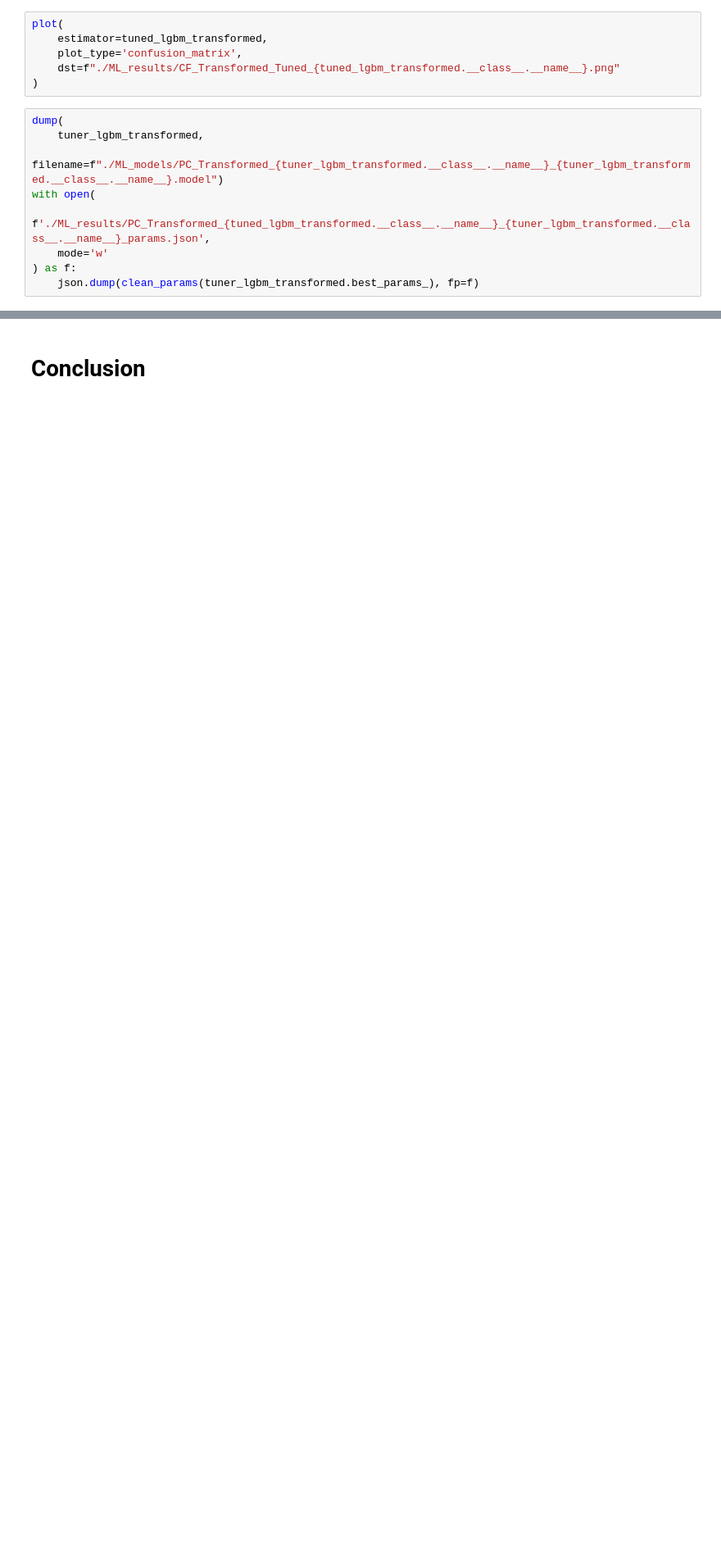
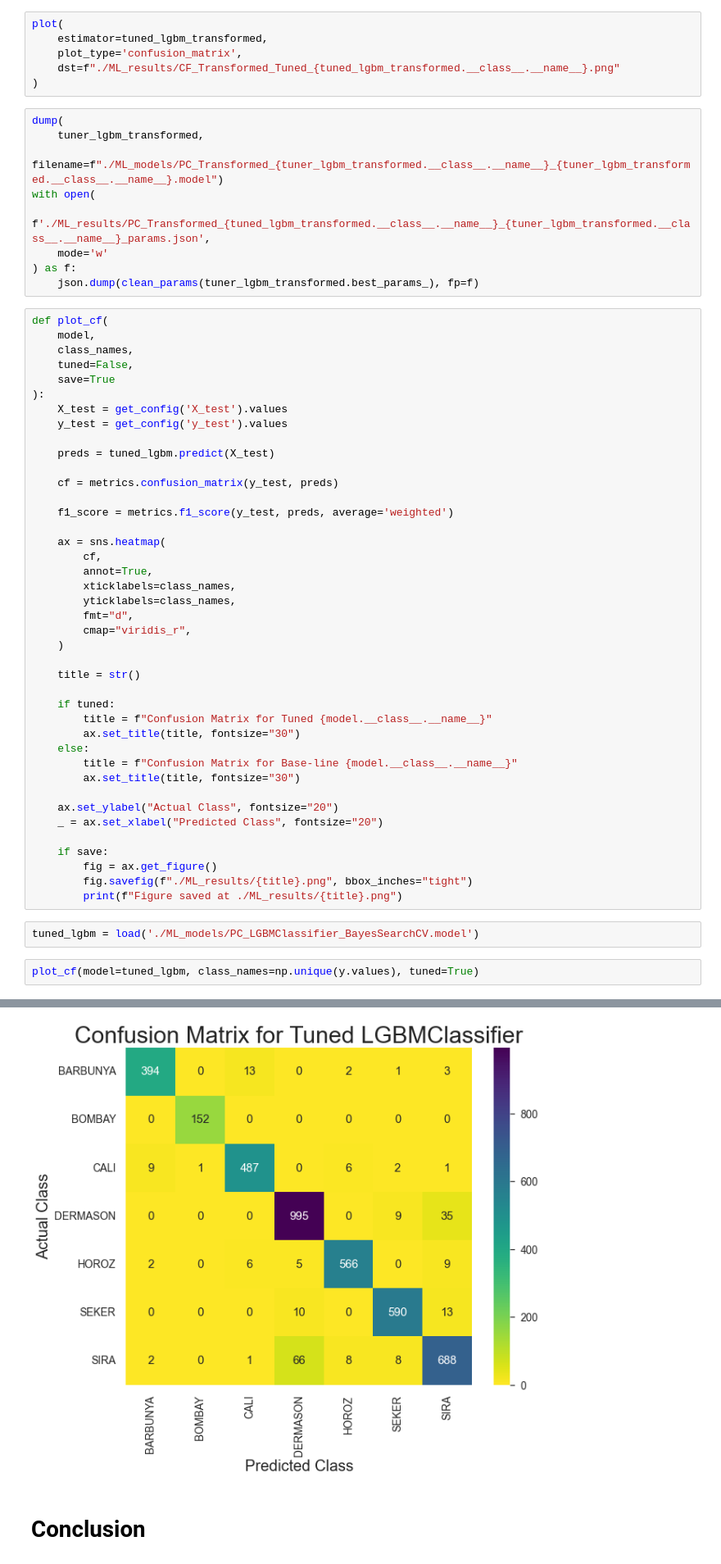
Before and after one commit to Abhiswain97/DryBeanClassification, a Jupyter notebook: Phase-3.2-PyCaret Modelling.ipynb, the cells around one changed output, grey strips where cells are left out. Shown at 82% size. Cells and saved outputs as stored; diff of their text form; blank space fills up the shorter version.

```diff
--- a/Phase-3.2-PyCaret Modelling.ipynb
+++ b/Phase-3.2-PyCaret Modelling.ipynb
@@ -627,3 +627,49 @@ with open(
     mode='w'
 ) as f:
     json.dump(clean_params(tuner_lgbm_transformed.best_params_), fp=f)
+# %%
+def plot_cf(
+    model,
+    class_names,
+    tuned=False,
+    save=True
+):
+    X_test = get_config('X_test').values
+    y_test = get_config('y_test').values
+
+    preds = tuned_lgbm.predict(X_test)
+
+    cf = metrics.confusion_matrix(y_test, preds)
+
+    f1_score = metrics.f1_score(y_test, preds, average='weighted')
+
+    ax = sns.heatmap(
+        cf,
+        annot=True,
+        xticklabels=class_names,
+        yticklabels=class_names,
+        fmt="d",
+        cmap="viridis_r",
+    )
+
+    title = str()
+
+    if tuned:
+        title = f"Confusion Matrix for Tuned {model.__class__.__name__}"
+        ax.set_title(title, fontsize="30")
+    else:
+        title = f"Confusion Matrix for Base-line {model.__class__.__name__}"
+        ax.set_title(title, fontsize="30")
+
+    ax.set_ylabel("Actual Class", fontsize="20")
+    _ = ax.set_xlabel("Predicted Class", fontsize="20")
+
+    if save:
+        fig = ax.get_figure()
+        fig.savefig(f"./ML_results/{title}.png", bbox_inches="tight")
+        print(f"Figure saved at ./ML_results/{title}.png")
+# %%
+tuned_lgbm = load('./ML_models/PC_LGBMClassifier_BayesSearchCV.model')
+# %%
+plot_cf(model=tuned_lgbm, class_names=np.unique(y.values), tuned=True)
+# %% [output]
@@ -630,3 +677,4 @@ with open(
+[figure, added]
 # %% [markdown]
 # Conclusion
 # %% [markdown]
```
Also changed, not shown: parts of 3 cells of this notebook, 3 other files.
